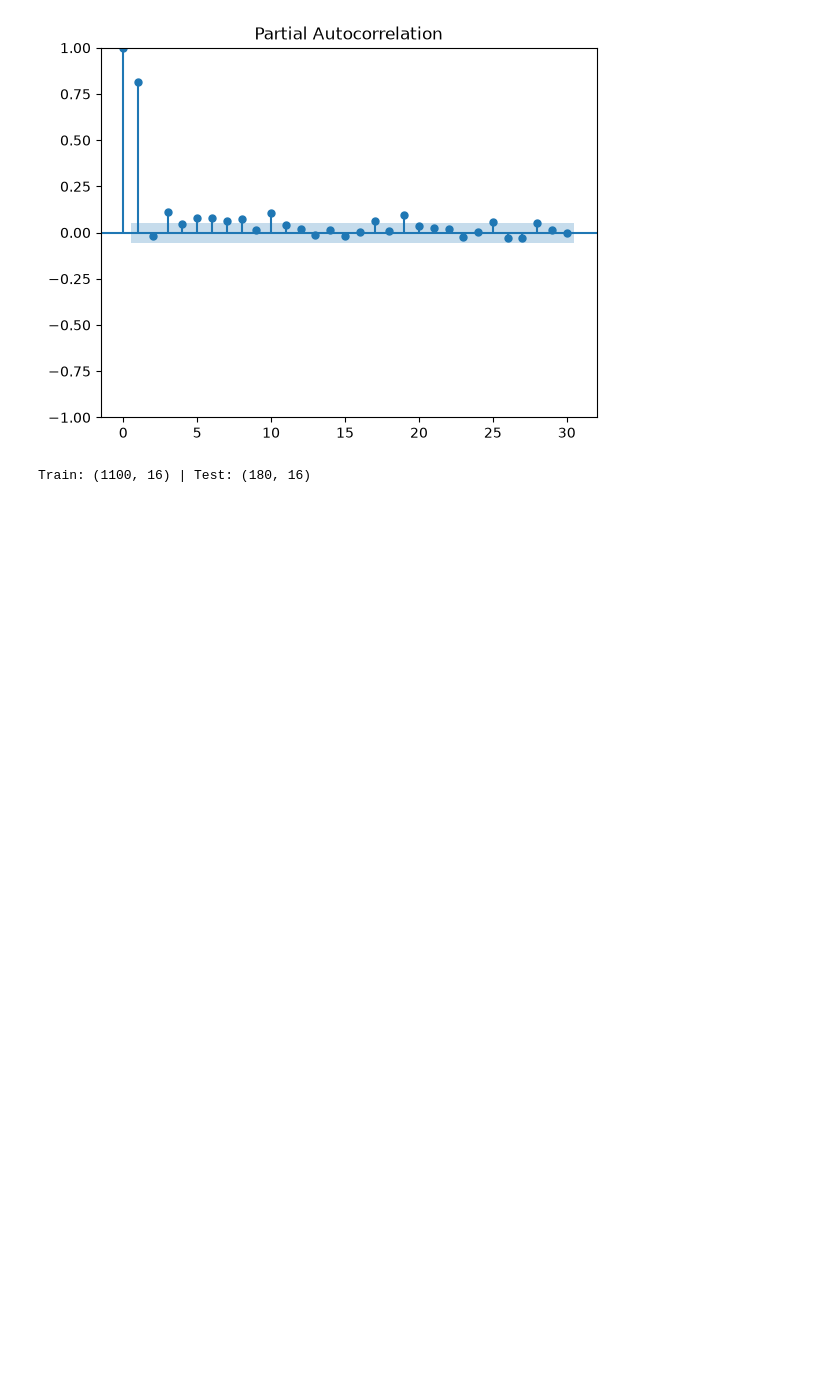
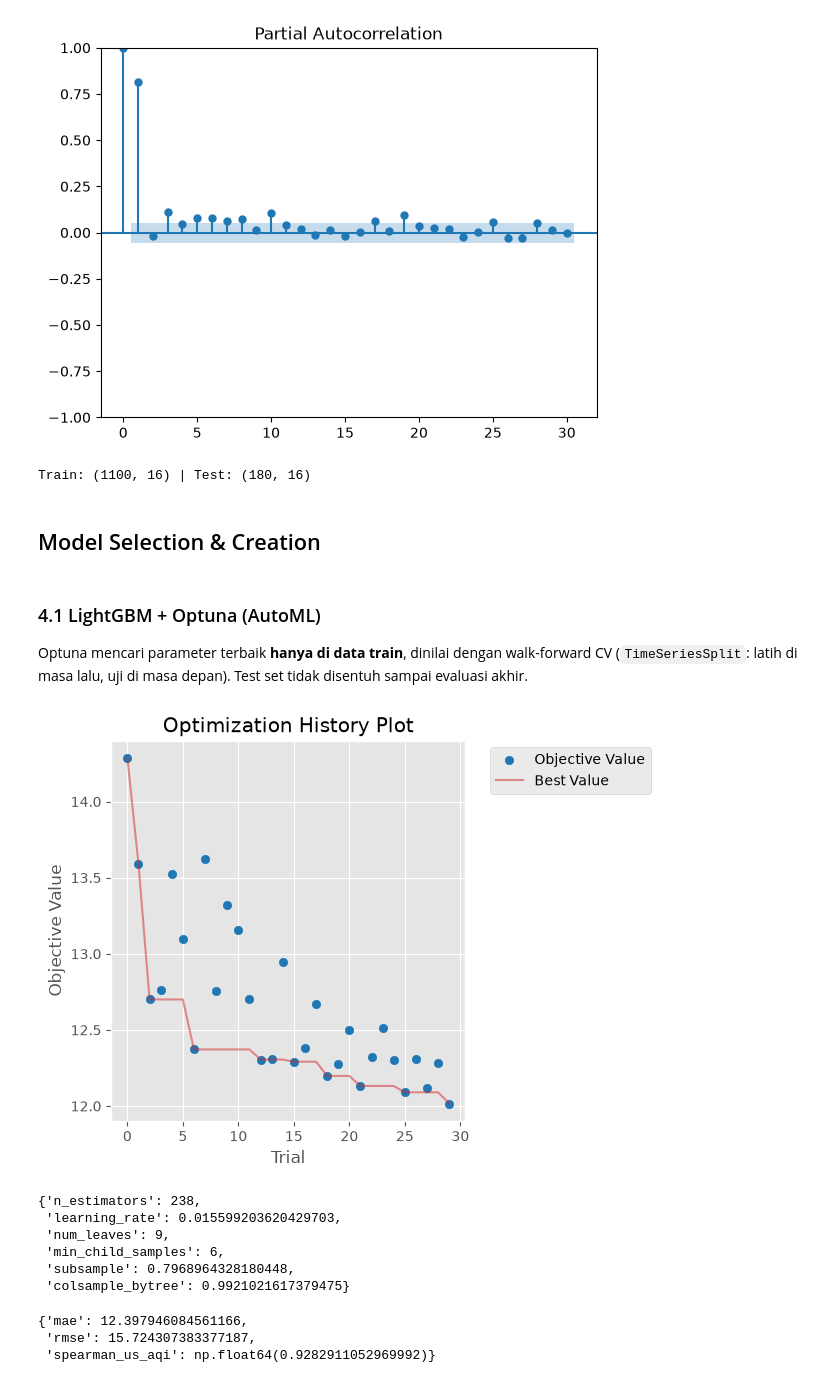
Before and after one commit to RemiQant/AOL_MLOps_BE, a Jupyter notebook: notebooks/main.ipynb, the cells around one changed output. Cells and saved outputs as stored; diff of their text form; code cells hidden in the pictures; blank space fills up the shorter version.

Commit message:
feat(model-selection and baseline): membuat baseline dan setup 3 model

```diff
--- a/notebooks/main.ipynb
+++ b/notebooks/main.ipynb
@@ -263,3 +263,61 @@ assert not set(AQI) & set(x_train.columns), "AQI tidak boleh jadi fitur"
 print("Train:", x_train.shape, "| Test:", x_test.shape)
 # %% [output]
 Train: (1100, 16) | Test: (180, 16)
+# %% [markdown]
+## Model Selection & Creation
+# %% [markdown]
+### 4.1 LightGBM + Optuna (AutoML)
+Optuna mencari parameter terbaik **hanya di data train**, dinilai dengan walk-forward CV
+(`TimeSeriesSplit`: latih di masa lalu, uji di masa depan). Test set tidak disentuh sampai evaluasi akhir.
+# %%
+def objective(trial: optuna.Trial) -> float:
+    params = {
+              "n_estimators": trial.suggest_int("n_estimators", 100, 800),
+              "learning_rate": trial.suggest_float("learning_rate", 0.01, 0.2, log=True),
+              "num_leaves": trial.suggest_int("num_leaves", 7, 63),
+              "min_child_samples": trial.suggest_int("min_child_samples", 5, 50),
+              "subsample": trial.suggest_float("subsample", 0.6, 1.0),
+              "colsample_bytree": trial.suggest_float("colsample_bytree", 0.6, 1.0)
+            }
+    model = lgb.LGBMRegressor(
+                    **params,
+                    subsample_freq=1,
+                    random_state=SEED,
+                    verbose=-1
+                )
+    scores = []
+    for tr, va in TimeSeriesSplit(n_splits=5).split(x_train):
+        model.fit(x_train.iloc[tr], y_train.iloc[tr])
+        scores.append(mean_absolute_error(y_train.iloc[va], model.predict(x_train.iloc[va])))
+    return float(np.mean(scores))
+# %%
+study = optuna.create_study(direction="minimize", sampler=optuna.samplers.TPESampler(seed=SEED))
+study.optimize(objective, n_trials=N_TRIALS)
+LGBM_BEST = study.best_params
+optuna.visualization.matplotlib.plot_optimization_history(study)
+plt.show()
+LGBM_BEST
+# %% [output]
+[figure, added]
+{'n_estimators': 238,
+ 'learning_rate': 0.015599203620429703,
+ 'num_leaves': 9,
+ 'min_child_samples': 6,
+ 'subsample': 0.7968964328180448,
+ 'colsample_bytree': 0.9921021617379475}
+# %%
+lgbm, pred_lgbm = train_lgbm(df, LGBM_BEST)
+idx = pred_lgbm.index
+preds = {
+    "Baseline": df.set_index("date")["pm2_5"].shift(1).loc[idx],
+    "LightGBM + Optuna": pred_lgbm
+    }
+params = {
+    "Baseline": {"model": "persistence"},
+    "LightGBM + Optuna": {"model": "lightgbm", **LGBM_BEST}
+    }
+evaluate(pred_lgbm, df)
+# %% [output]
+{'mae': 12.397946084561166,
+ 'rmse': 15.724307383377187,
+ 'spearman_us_aqi': np.float64(0.9282911052969992)}
```
Also changed, not shown: parts of 8 cells of this notebook.
